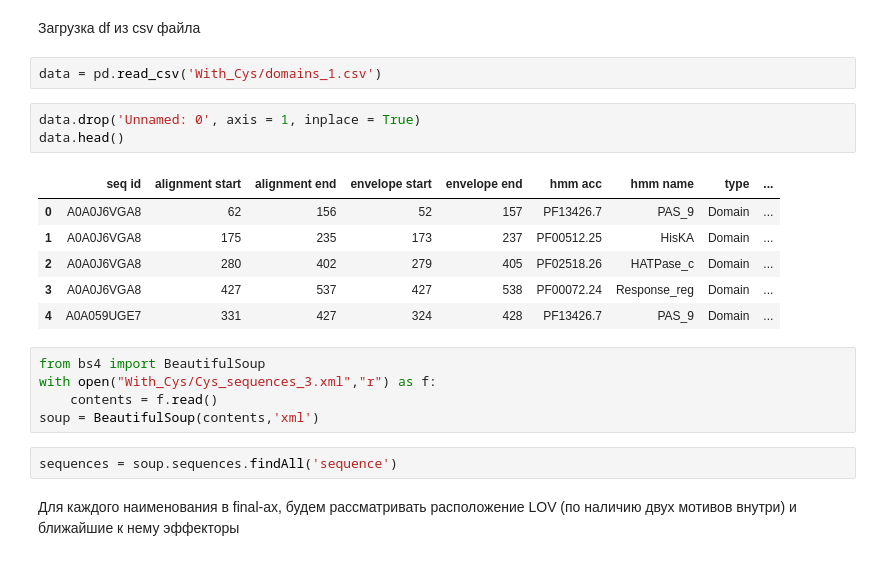
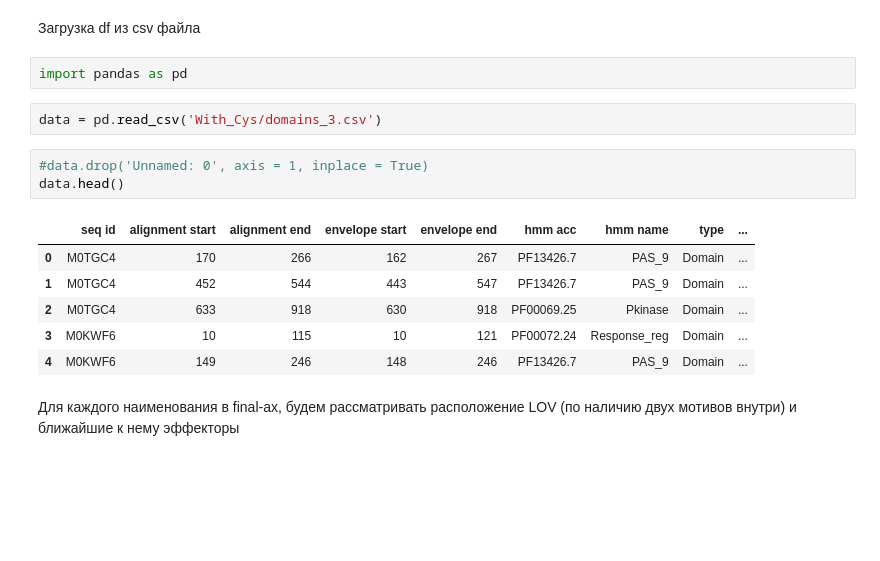
Before and after one commit to DMelikhova/conf_2018, a Jupyter notebook: main.ipynb, the cells around one changed output. Cells and saved outputs as stored; diff of their text form; blank space fills up the shorter version.

```diff
--- a/main.ipynb
+++ b/main.ipynb
@@ -380,25 +382,20 @@ columns[-1] = columns[-1].strip('>\n')
 data = pd.DataFrame(d, columns=columns)
 # %% [markdown]
 Загрузка df из csv файла
+# %%
+import pandas as pd
 # %%
-data = pd.read_csv('With_Cys/domains_1.csv')
+data = pd.read_csv('With_Cys/domains_3.csv')
 # %%
-data.drop('Unnamed: 0', axis = 1, inplace = True)
+#data.drop('Unnamed: 0', axis = 1, inplace = True)
 data.head()
 # %% [output]
 |  | seq id | alignment start | alignment end | envelope start | envelope end | hmm acc | hmm name | type | ... |
-| 0 | A0A0J6VGA8 | 62 | 156 | 52 | 157 | PF13426.7 | PAS_9 | Domain | ... |
-| 1 | A0A0J6VGA8 | 175 | 235 | 173 | 237 | PF00512.25 | HisKA | Domain | ... |
-| 2 | A0A0J6VGA8 | 280 | 402 | 279 | 405 | PF02518.26 | HATPase_c | Domain | ... |
-| 3 | A0A0J6VGA8 | 427 | 537 | 427 | 538 | PF00072.24 | Response_reg | Domain | ... |
-| 4 | A0A059UGE7 | 331 | 427 | 324 | 428 | PF13426.7 | PAS_9 | Domain | ... |
+| 0 | M0TGC4 | 170 | 266 | 162 | 267 | PF13426.7 | PAS_9 | Domain | ... |
+| 1 | M0TGC4 | 452 | 544 | 443 | 547 | PF13426.7 | PAS_9 | Domain | ... |
+| 2 | M0TGC4 | 633 | 918 | 630 | 918 | PF00069.25 | Pkinase | Domain | ... |
+| 3 | M0KWF6 | 10 | 115 | 10 | 121 | PF00072.24 | Response_reg | Domain | ... |
+| 4 | M0KWF6 | 149 | 246 | 148 | 246 | PF13426.7 | PAS_9 | Domain | ... |
-# %%
-from bs4 import BeautifulSoup
-with open("With_Cys/Cys_sequences_3.xml","r") as f:
-    contents = f.read()
-soup = BeautifulSoup(contents,'xml')
-# %%
-sequences = soup.sequences.findAll('sequence')
 # %% [markdown]
 Для каждого наименования в final-ах, будем рассматривать расположение LOV (по наличию двух мотивов внутри) и ближайшие к нему эффекторы
 # %%
```
Also changed, not shown: parts of 7 cells of this notebook, 14 other files.
